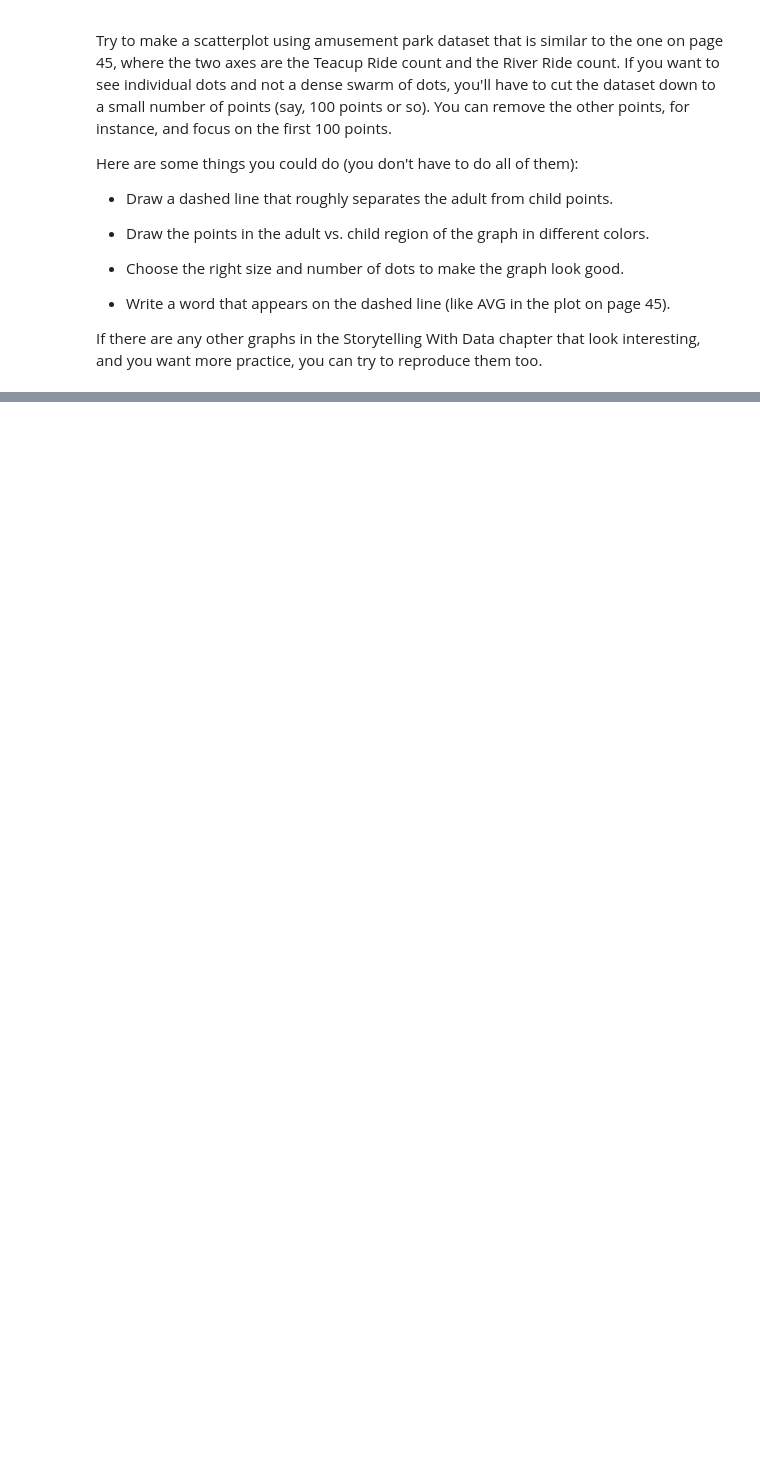
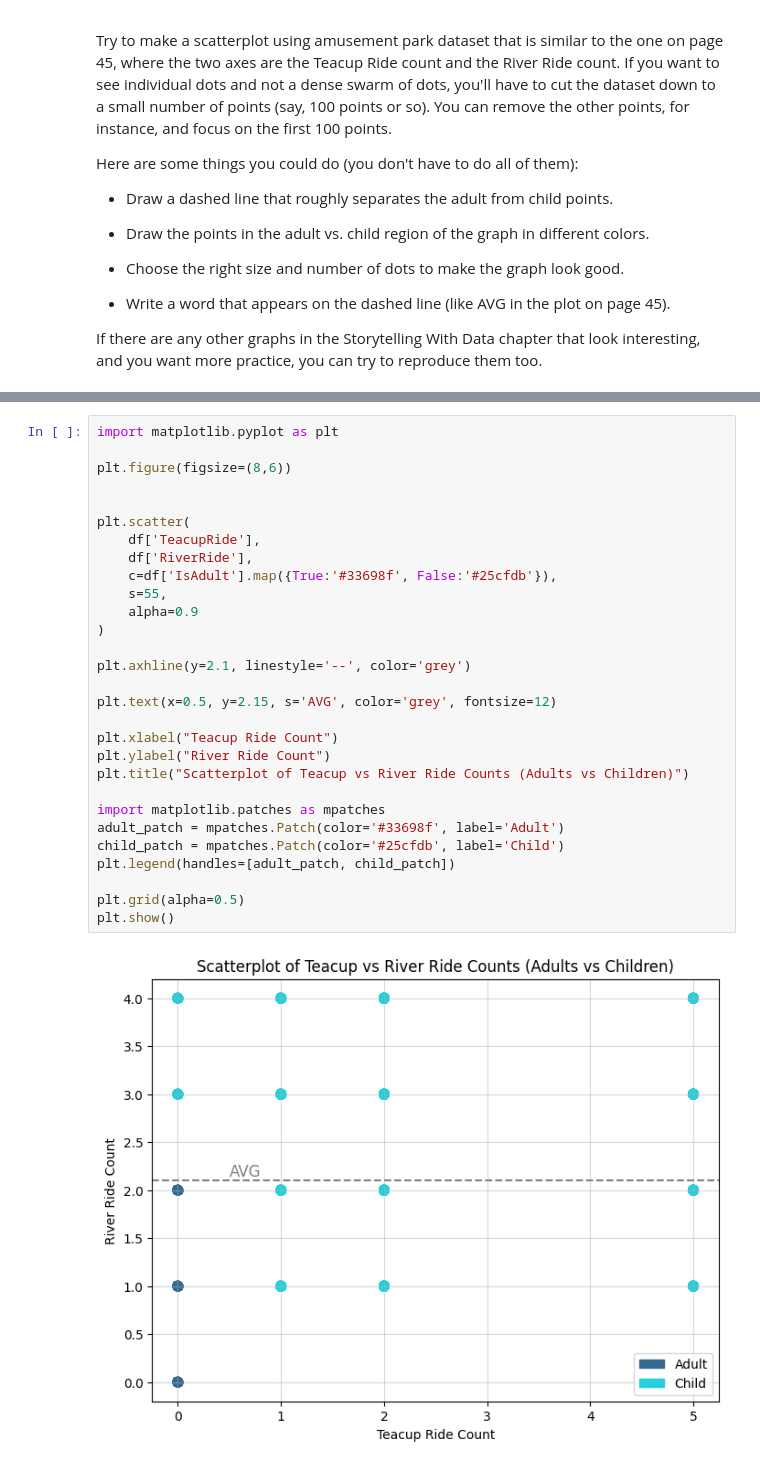
Before and after one commit to JonG-2025/Module-B-semester-2, a Jupyter notebook: Week3.ipynb, the cells around one changed output, grey strips where cells are left out. Drawn from its saved outputs; the diff is of its cells as text; blank space fills up the shorter version.

```diff
--- a/Week3.ipynb
+++ b/Week3.ipynb
@@ -527,0 +537,31 @@ If there are any other graphs in the Storytelling With Data chapter that look in
+# %%
+import matplotlib.pyplot as plt
+
+plt.figure(figsize=(8,6))
+
+
+plt.scatter(
+    df['TeacupRide'],
+    df['RiverRide'],
+    c=df['IsAdult'].map({True:'#33698f', False:'#25cfdb'}),
+    s=55,
+    alpha=0.9
+)
+
+plt.axhline(y=2.1, linestyle='--', color='grey')
+
+plt.text(x=0.5, y=2.15, s='AVG', color='grey', fontsize=12)
+
+plt.xlabel("Teacup Ride Count")
+plt.ylabel("River Ride Count")
+plt.title("Scatterplot of Teacup vs River Ride Counts (Adults vs Children)")
+
+import matplotlib.patches as mpatches
+adult_patch = mpatches.Patch(color='#33698f', label='Adult')
+child_patch = mpatches.Patch(color='#25cfdb', label='Child')
+plt.legend(handles=[adult_patch, child_patch])
+
+plt.grid(alpha=0.5)
+plt.show()
+# %% [output]
+[figure, added]
```
Also changed, not shown: parts of 1 cell of this notebook.
